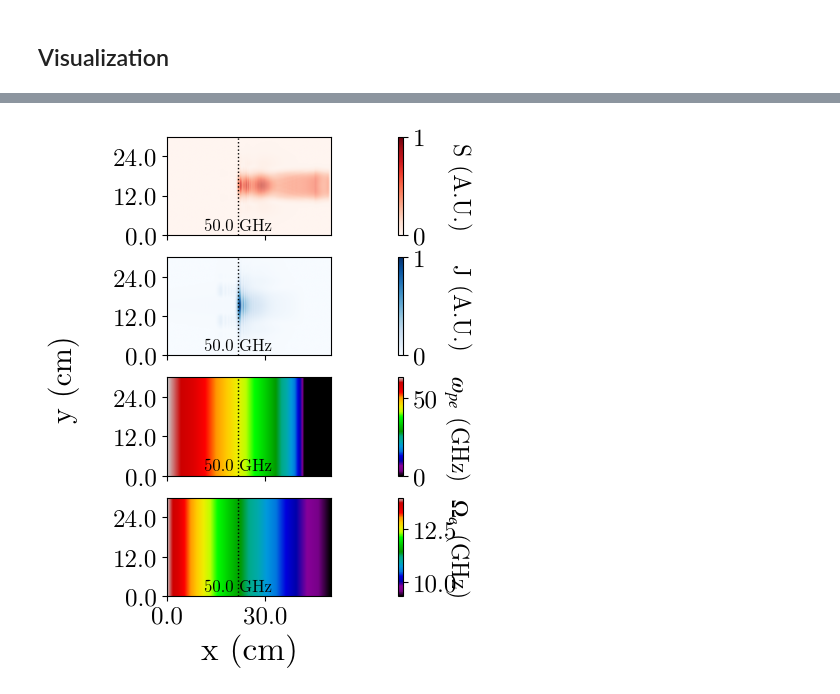
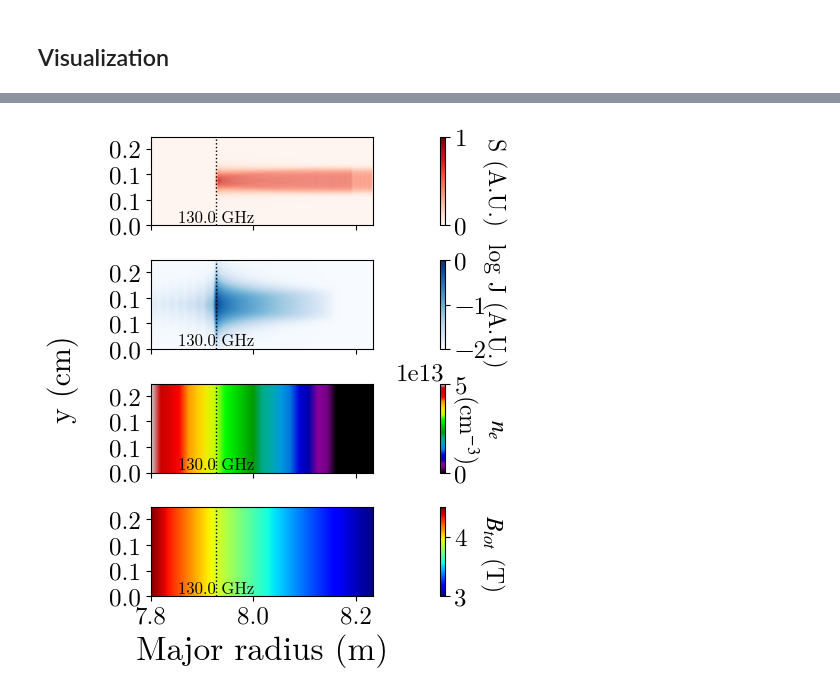
Before and after one commit to Pierre-Alexandre-Gourdain/fdtd, a Jupyter notebook: cutoff_test.ipynb, the cells around one changed output, grey strips where cells are left out. Drawn from its saved outputs; the diff is of its cells as text; code cells hidden in the pictures.

```diff
--- a/cutoff_test.ipynb
+++ b/cutoff_test.ipynb
@@ -173,8 +173,6 @@ grid.B_T = B_T
 grid.compute_plasma_properties(); #this is to compute omega and OMEGA
 omega2=grid.omega[:,:,0,0]**2
 OMEGA2=grid.OMEGA[:,:,0,0]**2+grid.OMEGA[:,:,0,1]**2+grid.OMEGA[:,:,0,2]**2
-# cutoffs = bd.numpy(bd.sqrt(0.5*(omega2+OMEGA2+bd.sqrt((OMEGA2+omega2)**2-4*omega2*OMEGA2)))/2./3.1416)  # convert to numpy if needed
-
 # omega_R X-mode
 cutoffs = bd.numpy(bd.sqrt(OMEGA2)/2.+bd.sqrt(OMEGA2/4+omega2))/2./3.1416
 # omega_L X-mode
@@ -185,16 +183,7 @@ resonance = bd.numpy(bd.sqrt(omega2+OMEGA2))
 print("Max cutoff :", np.max(cutoffs)/1e9," min cutoff ",np.min(cutoffs)/1e9)
 print("Max resonance :", np.max(resonance)/1e9," min resonance ",np.min(resonance)/1e9)
 print("Time step ",dt)
-# dt=min(dt,.1/(bd.max(grid.OMEGA**2).item()**.5/2./3.14+1e-9))
-# dt=min(dt,.1/(bd.max(grid.omega).item()/2./3.14+1e-9))
-# # grid.courant_number = 0.0079999999936
-# cfln = dt
-# cfln /= grid.grid_spacing / LIGHT_SPEED
 print("Courant Number ",grid.courant_number)
-# if (cfln != grid.courant_number):
-#     grid.courant_number=cfln
-#     grid.time_step = grid.courant_number * grid.grid_spacing / LIGHT_SPEED
-# print("New Time_step ",grid.time_step)
-# print("New Courant Number ",grid.courant_number)
-grid.nu=bd.sqrt(grid.OMEGA**2)*1e-6
+grid.nu=bd.sqrt(grid.OMEGA**2)*1e-1    #needs to be on the order of OMEGA this as a stabilizer at high frequency
+                                    #to limit current build. Or PML sigma must be increased to ~1e4
 # %% [output]
@@ -205,13 +194,14 @@ Courant Number  0.1
 # %% [markdown]
 boundaries
 # %%
+sigma=50000 #need to be around 400 or more for high frequencies or nu needs to be on the order of OMEGA
 # grid[0, :, :] = fdtd.PMLBoundary(name="xbounds")
-grid[0:15*SCALE, :, :] = fdtd.PML(name="pml_xlow")
-grid[-15*SCALE:, :, :] = fdtd.PML(name="pml_xhigh")
+grid[0:15*SCALE, :, :] = fdtd.PML(sigma=sigma,name="pml_xlow")
+grid[-15*SCALE:, :, :] = fdtd.PML(sigma=sigma,name="pml_xhigh")
 
 # grid[:, 0, :] = fdtd.PMLBoundary(name="ybounds")
-grid[:, 0:15*SCALE, :] = fdtd.PML(name="pml_ylow")
-grid[:, -15*SCALE:, :] = fdtd.PML(name="pml_yhigh")
+grid[:, 0:15*SCALE, :] = fdtd.PML(sigma=sigma,name="pml_ylow")
+grid[:, -15*SCALE:, :] = fdtd.PML(sigma=sigma,name="pml_yhigh")
 
 grid[:, :, 0] = fdtd.PeriodicBoundary(name="zbounds")
 # %% [markdown]
@@ -233,7 +223,7 @@ objects
 # %% [markdown]
 ## Run simulation
 # %%
-grid.run(3e-9, progress_bar=True)
+grid.run(4e-9, progress_bar=True)
 # %% [markdown]
 ## Visualization
 # %%
@@ -275,14 +265,14 @@ def printout(S,ax,title,colormap=plt.cm.Reds):
         inline=False,
         fontsize=12,
         fmt=lambda x: f"{x/1e9:.1f} GHz",
-        manual=[(30, 50)],   # optional: manually place label
+        manual=[(30, 80)],   # optional: manually place label
         rightside_up=True
     )
     for txt in CS.labelTexts:
         txt.set_rotation(0)  # rotate 45 degrees
 
-    ax.xaxis.set_major_formatter(mticker.FuncFormatter(lambda val, pos: f"{val*grid.grid_spacing*1e2:.1f}"))
-    ax.yaxis.set_major_formatter(mticker.FuncFormatter(lambda val, pos: f"{val*grid.grid_spacing*1e2:.1f}"))
+    ax.xaxis.set_major_formatter(mticker.FuncFormatter(lambda val, pos: f"{7.75+val*grid.grid_spacing:.1f}"))
+    ax.yaxis.set_major_formatter(mticker.FuncFormatter(lambda val, pos: f"{val*grid.grid_spacing:.1f}"))
 
     # Add colorbar and labels
     cb = ax.figure.colorbar(im, ax=ax, fraction=0.01, orientation='vertical', location ='right')
@@ -295,25 +285,27 @@ def printout(S,ax,title,colormap=plt.cm.Reds):
 # %%
 fig, axs = plt.subplots(4,figsize=(14,5),sharex=True)
 printout(S_norm,axs[0],"S (A.U.)",plt.cm.Reds)
-printout(J_norm,axs[1],"J (A.U.)",plt.cm.Blues)
-printout(omega/2./3.1416,axs[2],"$\\omega_{pe}$ (GHz)",plt.cm.nipy_spectral)
-printout(OMEGA/2./3.1416,axs[3],"$\\Omega_e$ (GHz)",plt.cm.nipy_spectral)
+printout(J_norm_log,axs[1],"log J (A.U.)",plt.cm.Blues)
+# printout(omega/2./3.1416,axs[2],"$\\omega_{pe}$ (GHz)",plt.cm.nipy_spectral)
+# printout(OMEGA/2./3.1416,axs[3],"$\\Omega_e$ (GHz)",plt.cm.nipy_spectral)
+printout(bd.numpy(grid.n_e[:,:,0,0])/1e6,axs[2],"$n_e$\n(cm$^{-3}$)",plt.cm.nipy_spectral)
+printout(bd.numpy(grid.B_T[:,:,0,0]),axs[3],"$B_{tot}$ (T)",plt.cm.jet)
 plt.subplots_adjust(
     wspace=0.001,  # horizontal space between subplots
     hspace=0.1   # vertical space between subplots
 )
 fig.tight_layout(pad=0.003)
-plt.xlabel('x (cm)', rotation=0)
-fig.supylabel('y (cm)', rotation=90,position=(.7,.5))
+plt.xlabel('Major radius (m)',rotation=0)
+fig.supylabel('y (cm)', rotation=90,position=(.67,.5))
 
 # plt.suptitle('$\\omega_0$ = '+f"{FREQUENCY*1e-9:.1f}"+' GHz',position=(.85,1.1),size=20)
 plt.savefig("out.png",
                bbox_inches='tight',
                transparent=False,
                pad_inches=.1)
 plt.show()
 # %% [output]
-[figure, old version]
+[figure, new version]
 # %%
 fig, axes = plt.subplots(3, 3, squeeze=False)
 titles = ["Ex: xy", "Ey: xy", "Ez: xy", "Hx: xy", "Hy: xy", "Hz: xy", "Jx: xy", "Jy: xy", "Jz: xy"]
```
Also changed, not shown: parts of 5 cells of this notebook, 2 other files.
